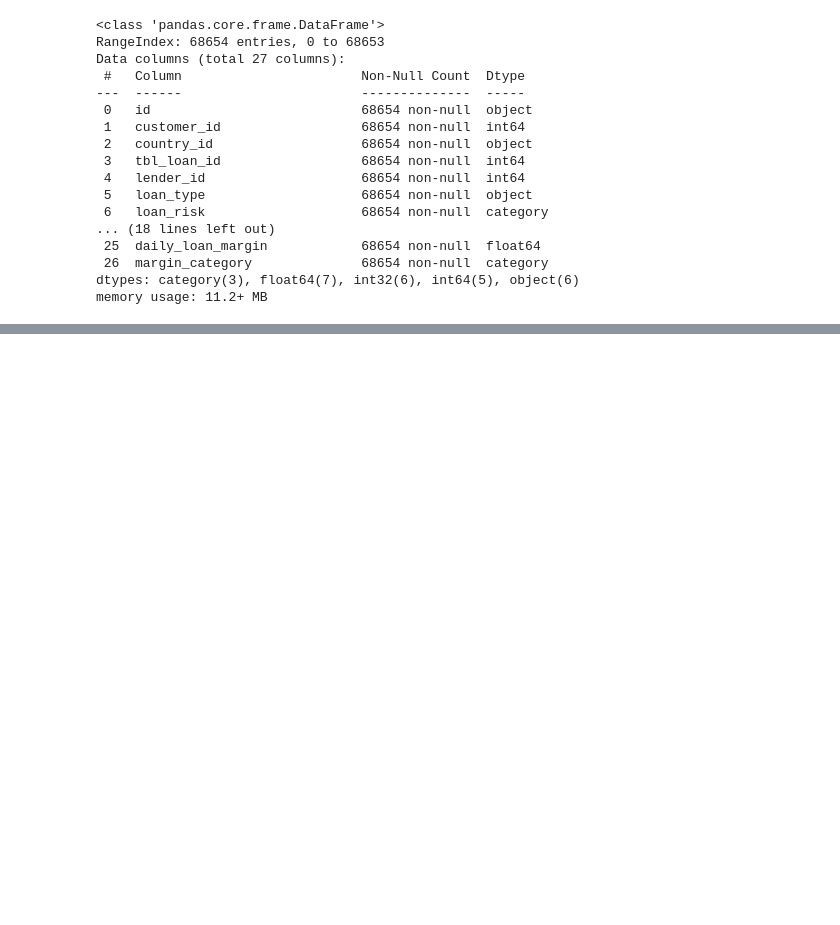
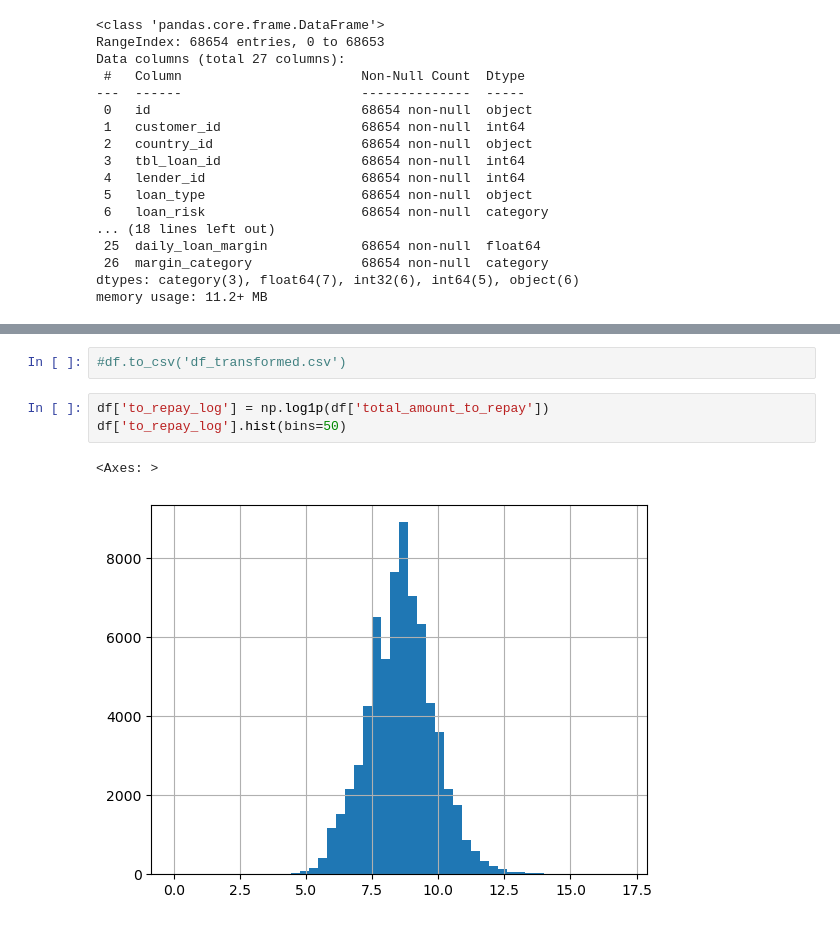
Before and after one commit to Lamerck/credit_score, a Jupyter notebook: creditmodel.ipynb, the cells around one changed output, grey strips where cells are left out. Drawn from its saved outputs; the diff is of its cells as text; blank space fills up the shorter version.

```diff
--- a/creditmodel.ipynb
+++ b/creditmodel.ipynb
@@ -1642,0 +1642,8 @@ df.head()
+# %%
+#df.to_csv('df_transformed.csv')
+# %%
+df['to_repay_log'] = np.log1p(df['total_amount_to_repay'])
+df['to_repay_log'].hist(bins=50)
+# %% [output]
+<Axes: >
+[figure, added]
```
Also changed, not shown: parts of 7 cells of this notebook, 1 other file.
